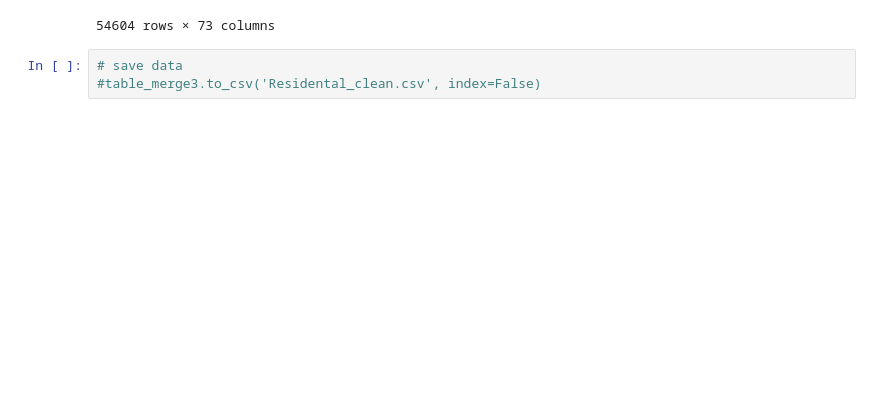
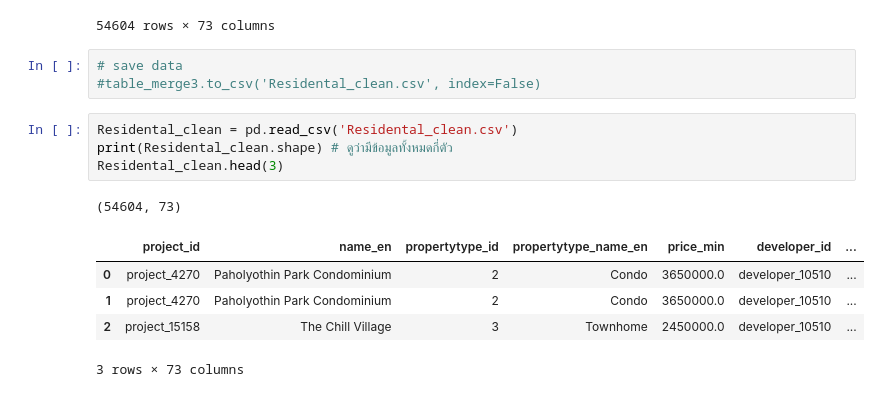
Before and after one commit to nattntn/BasicProg_DataViz65, a Jupyter notebook: Data_Preparation🤢.ipynb, the cells around one changed output. Drawn from its saved outputs; the diff is of its cells as text; blank space fills up the shorter version.

```diff
--- a/Data_Preparation🤢.ipynb
+++ b/Data_Preparation🤢.ipynb
@@ -879,3 +885,14 @@ table_merge3
 # %%
 # save data
 #table_merge3.to_csv('Residental_clean.csv', index=False)
+# %%
+Residental_clean = pd.read_csv('Residental_clean.csv')
+print(Residental_clean.shape) # ดูว่ามีข้อมูลทั้งหมดกี่ตัว
+Residental_clean.head(3)
+# %% [output]
+(54604, 73)
+|  | project_id | name_en | propertytype_id | propertytype_name_en | price_min | developer_id | ... |
+| 0 | project_4270 | Paholyothin Park Condominium | 2 | Condo | 3650000.0 | developer_10510 | ... |
+| 1 | project_4270 | Paholyothin Park Condominium | 2 | Condo | 3650000.0 | developer_10510 | ... |
+| 2 | project_15158 | The Chill Village | 3 | Townhome | 2450000.0 | developer_10510 | ... |
+3 rows × 73 columns
```
Also changed, not shown: parts of 6 cells of this notebook.
